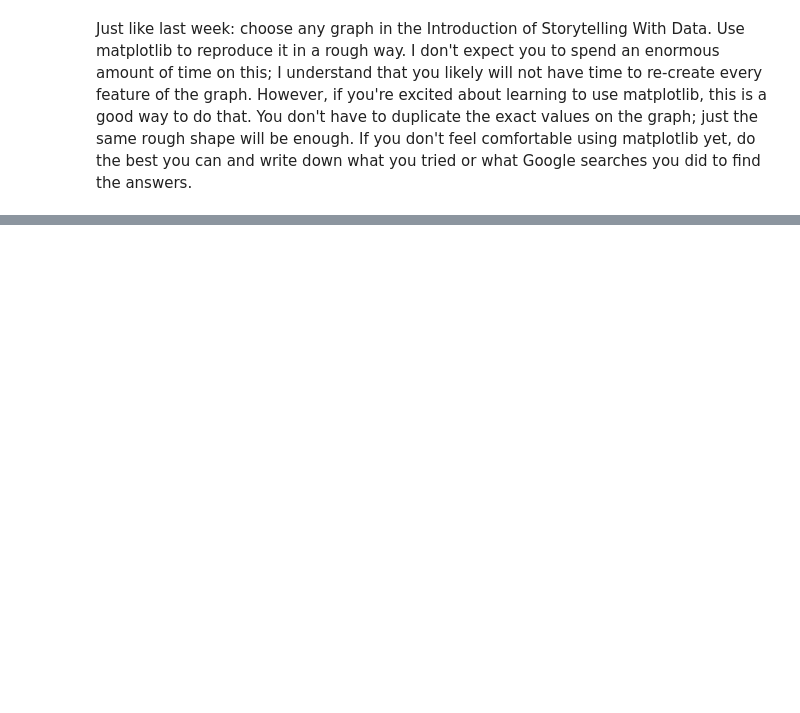
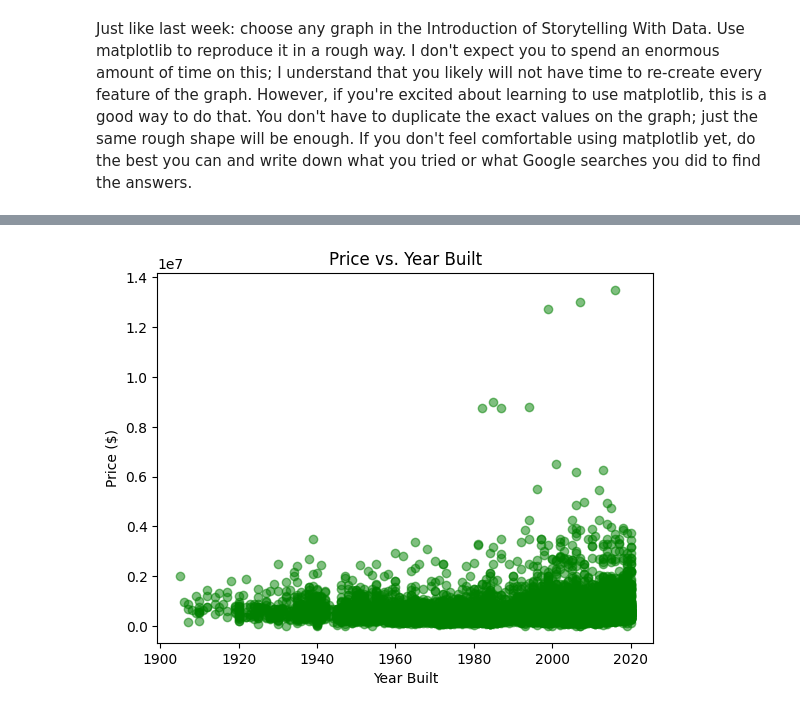
Before and after one commit to m-nowrin/AI-for-leader-sem-2, a Jupyter notebook: OMDS-ModB2-Week2-Mustary-Nowrin.ipynb, the cells around one changed output, grey strips where cells are left out. Cells and saved outputs as stored; diff of their text form; code cells hidden in the pictures; blank space fills up the shorter version.

```diff
--- a/OMDS-ModB2-Week2-Mustary-Nowrin.ipynb
+++ b/OMDS-ModB2-Week2-Mustary-Nowrin.ipynb
@@ -73,0 +226,9 @@ Just like last week: choose any graph in the Introduction of Storytelling With D
+# %%
+# Scatter plot for price vs. year built
+plt.scatter(austin_df['yearBuilt'], austin_df['latestPrice'], alpha=0.5, color='green')
+plt.xlabel('Year Built')
+plt.ylabel('Price ($)')
+plt.title('Price vs. Year Built')
+plt.show()
+# %% [output]
+[figure, added]
```
Also changed, not shown: parts of 10 cells of this notebook.
